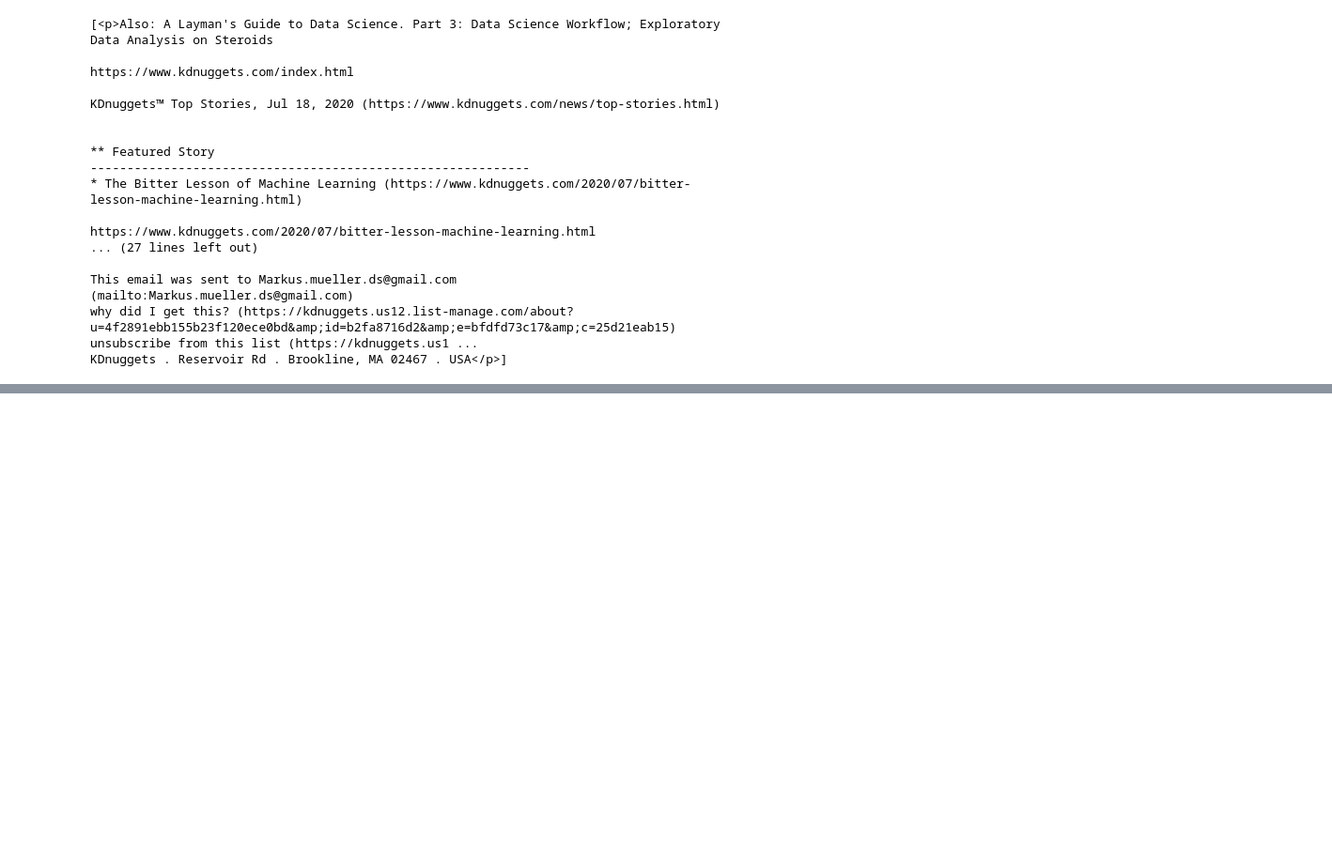
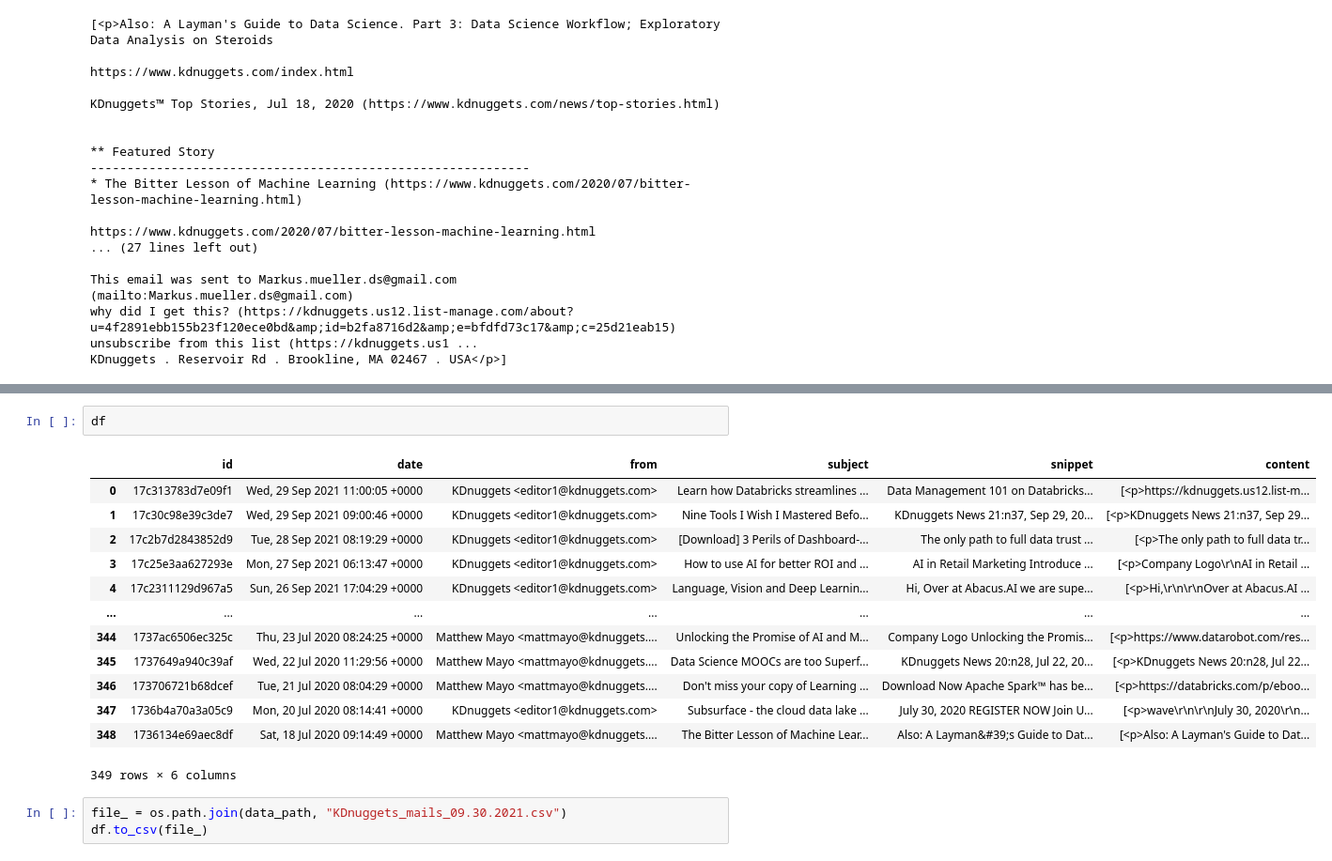
Before and after one commit to MarkusMueller-DS/Content-DB, a Jupyter notebook: notebooks/Gmail_API_Exploration.ipynb, the cells around one changed output, grey strips where cells are left out. Shown at 94% size. Saved outputs shown, nothing was run; the diff lists cells and outputs as text; blank space fills up the shorter version.

```diff
--- a/notebooks/Gmail_API_Exploration.ipynb
+++ b/notebooks/Gmail_API_Exploration.ipynb
@@ -556,0 +567,19 @@ KDnuggets . Reservoir Rd . Brookline, MA 02467 . USA</p>]
+# %%
+df
+# %% [output]
+|  | id | date | from | subject | snippet | content |
+| 0 | 17c313783d7e09f1 | Wed, 29 Sep 2021 11:00:05 +0000 | KDnuggets <editor1@kdnuggets.com> | Learn how Databricks streamlines ... | Data Management 101 on Databricks... | [<p>https://kdnuggets.us12.list-m... |
+| 1 | 17c30c98e39c3de7 | Wed, 29 Sep 2021 09:00:46 +0000 | KDnuggets <editor1@kdnuggets.com> | Nine Tools I Wish I Mastered Befo... | KDnuggets News 21:n37, Sep 29, 20... | [<p>KDnuggets News 21:n37, Sep 29... |
+| 2 | 17c2b7d2843852d9 | Tue, 28 Sep 2021 08:19:29 +0000 | KDnuggets <editor1@kdnuggets.com> | [Download] 3 Perils of Dashboard-... | The only path to full data trust ... | [<p>The only path to full data tr... |
+| 3 | 17c25e3aa627293e | Mon, 27 Sep 2021 06:13:47 +0000 | KDnuggets <editor1@kdnuggets.com> | How to use AI for better ROI and ... | AI in Retail Marketing Introduce ... | [<p>Company Logo\r\nAI in Retail ... |
+| 4 | 17c2311129d967a5 | Sun, 26 Sep 2021 17:04:29 +0000 | KDnuggets <editor1@kdnuggets.com> | Language, Vision and Deep Learnin... | Hi, Over at Abacus.AI we are supe... | [<p>Hi,\r\n\r\nOver at Abacus.AI ... |
+| ... | ... | ... | ... | ... | ... | ... |
+| 344 | 1737ac6506ec325c | Thu, 23 Jul 2020 08:24:25 +0000 | Matthew Mayo <mattmayo@kdnuggets.... | Unlocking the Promise of AI and M... | Company Logo Unlocking the Promis... | [<p>https://www.datarobot.com/res... |
+| 345 | 1737649a940c39af | Wed, 22 Jul 2020 11:29:56 +0000 | Matthew Mayo <mattmayo@kdnuggets.... | Data Science MOOCs are too Superf... | KDnuggets News 20:n28, Jul 22, 20... | [<p>KDnuggets News 20:n28, Jul 22... |
+| 346 | 173706721b68dcef | Tue, 21 Jul 2020 08:04:29 +0000 | Matthew Mayo <mattmayo@kdnuggets.... | Don't miss your copy of Learning ... | Download Now Apache Spark™ has be... | [<p>https://databricks.com/p/eboo... |
+| 347 | 1736b4a70a3a05c9 | Mon, 20 Jul 2020 08:14:41 +0000 | KDnuggets <editor1@kdnuggets.com> | Subsurface - the cloud data lake ... | July 30, 2020 REGISTER NOW Join U... | [<p>wave\r\n\r\nJuly 30, 2020\r\n... |
+| 348 | 1736134e69aec8df | Sat, 18 Jul 2020 09:14:49 +0000 | Matthew Mayo <mattmayo@kdnuggets.... | The Bitter Lesson of Machine Lear... | Also: A Layman&#39;s Guide to Dat... | [<p>Also: A Layman's Guide to Dat... |
+349 rows × 6 columns
+# %%
+file_ = os.path.join(data_path, "KDnuggets_mails_09.30.2021.csv")
+df.to_csv(file_)
```
Also changed, not shown: parts of 25 cells of this notebook, 1 other file.
